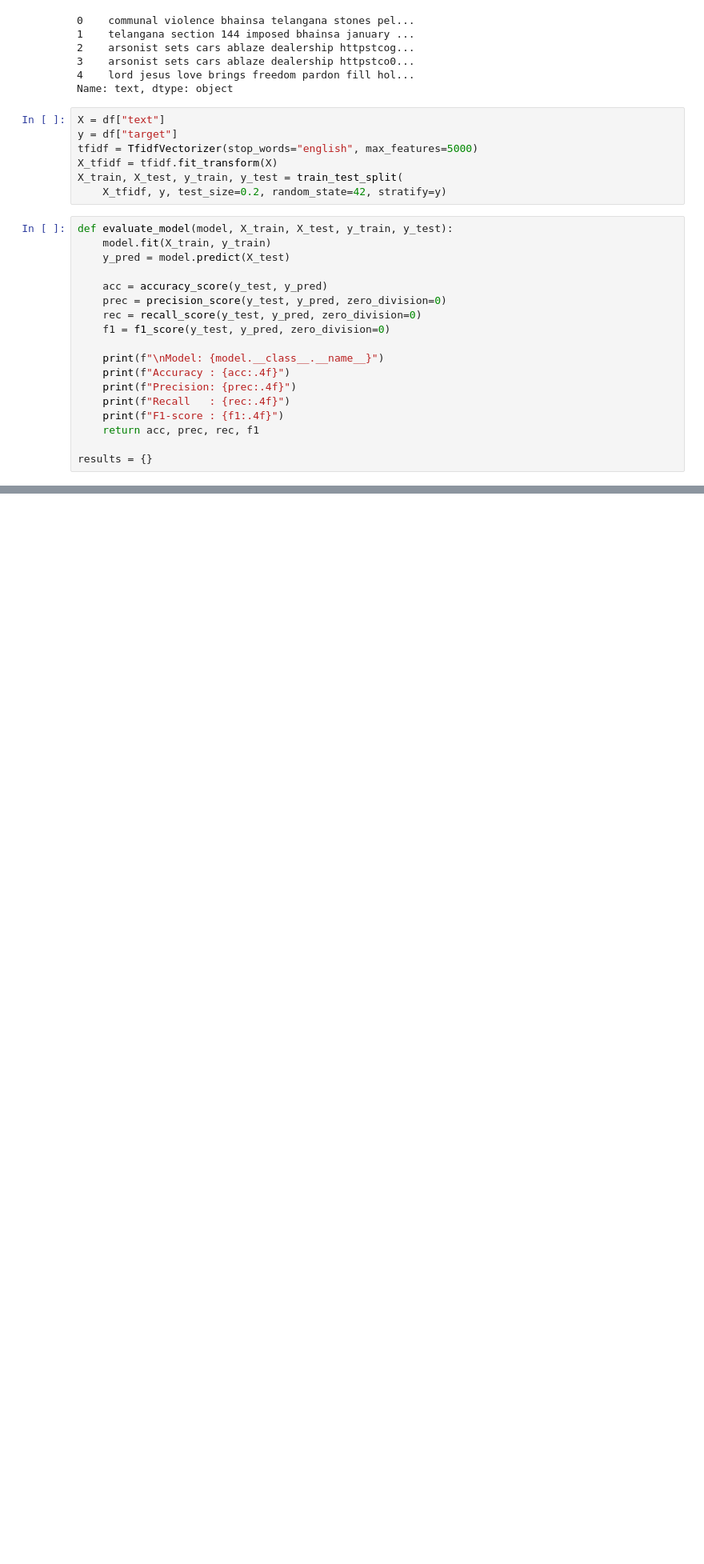
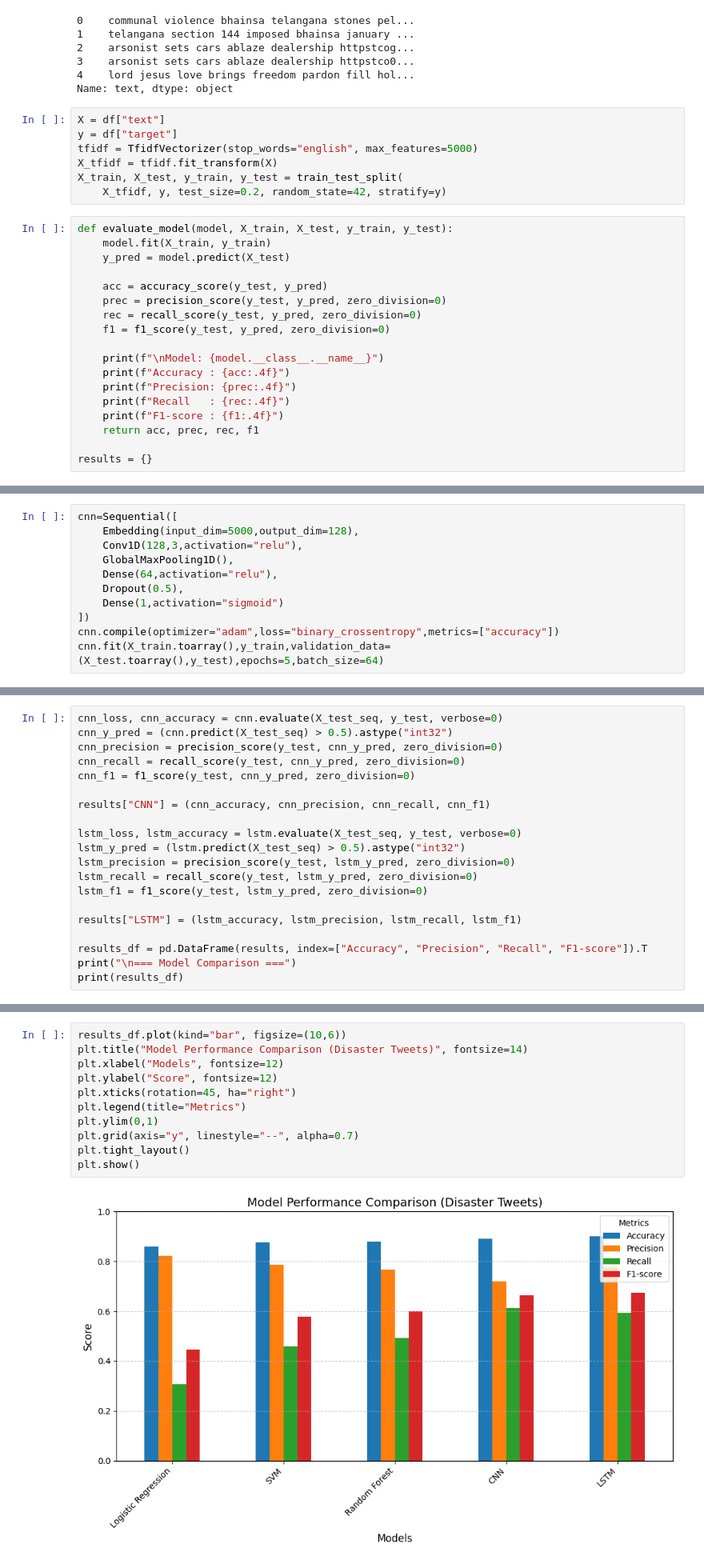
Before and after one commit to 2303a51863/NLP, a Jupyter notebook: DISASTER_TWEETS.ipynb, the cells around one changed output, grey strips where cells are left out. Shown at 80% size. Cells and saved outputs as stored; diff of their text form; blank space fills up the shorter version.

```diff
--- a/DISASTER_TWEETS.ipynb
+++ b/DISASTER_TWEETS.ipynb
@@ -126,0 +197,11 @@ plt.show()
+# %%
+cnn=Sequential([
+    Embedding(input_dim=5000,output_dim=128),
+    Conv1D(128,3,activation="relu"),
+    GlobalMaxPooling1D(),
+    Dense(64,activation="relu"),
+    Dropout(0.5),
+    Dense(1,activation="sigmoid")
+])
+cnn.compile(optimizer="adam",loss="binary_crossentropy",metrics=["accuracy"])
+cnn.fit(X_train.toarray(),y_train,validation_data=(X_test.toarray(),y_test),epochs=5,batch_size=64)
@@ -126,0 +251,20 @@ plt.show()
+# %%
+cnn_loss, cnn_accuracy = cnn.evaluate(X_test_seq, y_test, verbose=0)
+cnn_y_pred = (cnn.predict(X_test_seq) > 0.5).astype("int32")
+cnn_precision = precision_score(y_test, cnn_y_pred, zero_division=0)
+cnn_recall = recall_score(y_test, cnn_y_pred, zero_division=0)
+cnn_f1 = f1_score(y_test, cnn_y_pred, zero_division=0)
+
+results["CNN"] = (cnn_accuracy, cnn_precision, cnn_recall, cnn_f1)
+
+lstm_loss, lstm_accuracy = lstm.evaluate(X_test_seq, y_test, verbose=0)
+lstm_y_pred = (lstm.predict(X_test_seq) > 0.5).astype("int32")
+lstm_precision = precision_score(y_test, lstm_y_pred, zero_division=0)
+lstm_recall = recall_score(y_test, lstm_y_pred, zero_division=0)
+lstm_f1 = f1_score(y_test, lstm_y_pred, zero_division=0)
+
+results["LSTM"] = (lstm_accuracy, lstm_precision, lstm_recall, lstm_f1)
+
+results_df = pd.DataFrame(results, index=["Accuracy", "Precision", "Recall", "F1-score"]).T
+print("\n=== Model Comparison ===")
+print(results_df)
@@ -126,0 +282,13 @@ plt.show()
+# %%
+results_df.plot(kind="bar", figsize=(10,6))
+plt.title("Model Performance Comparison (Disaster Tweets)", fontsize=14)
+plt.xlabel("Models", fontsize=12)
+plt.ylabel("Score", fontsize=12)
+plt.xticks(rotation=45, ha="right")
+plt.legend(title="Metrics")
+plt.ylim(0,1)
+plt.grid(axis="y", linestyle="--", alpha=0.7)
+plt.tight_layout()
+plt.show()
+# %% [output]
+[figure, added]
```
Also changed, not shown: parts of 13 cells of this notebook.
